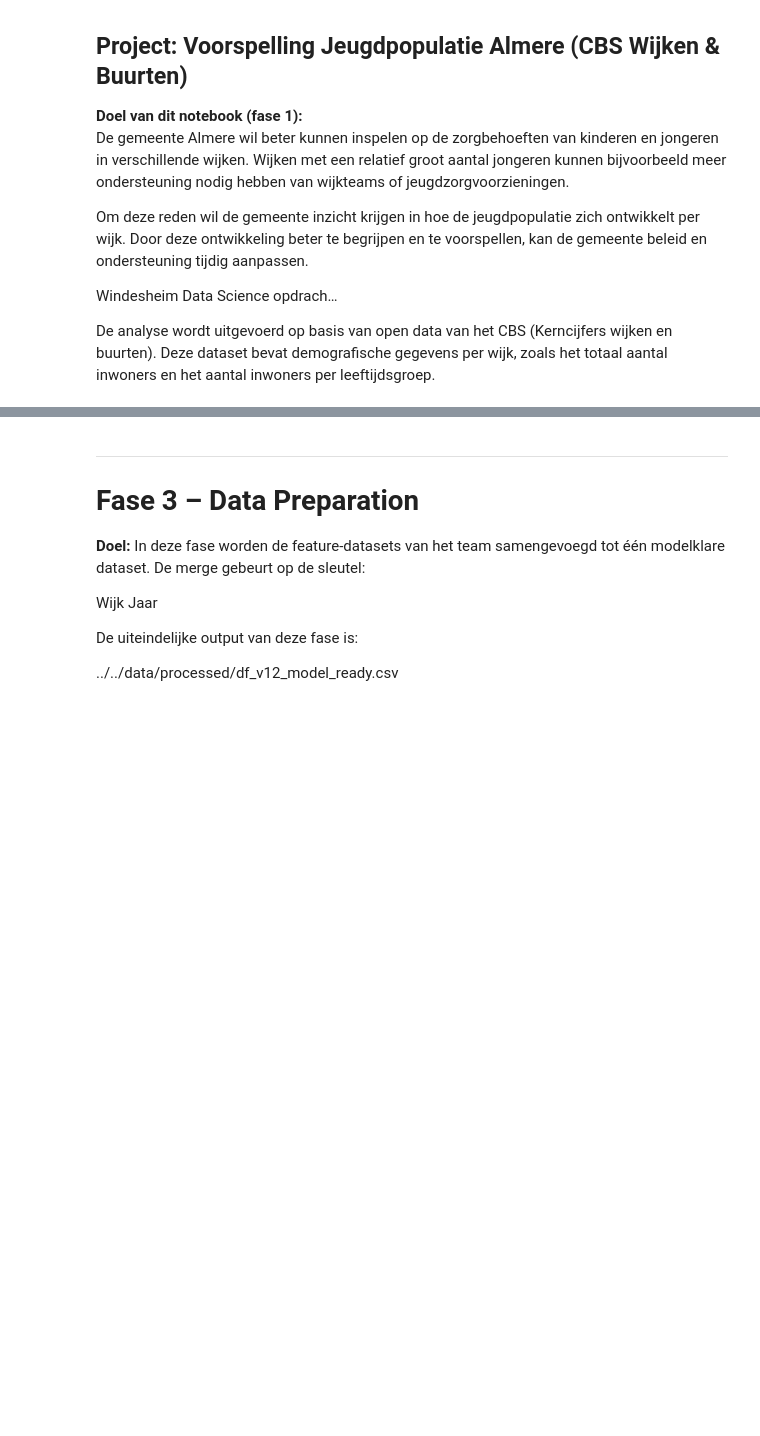
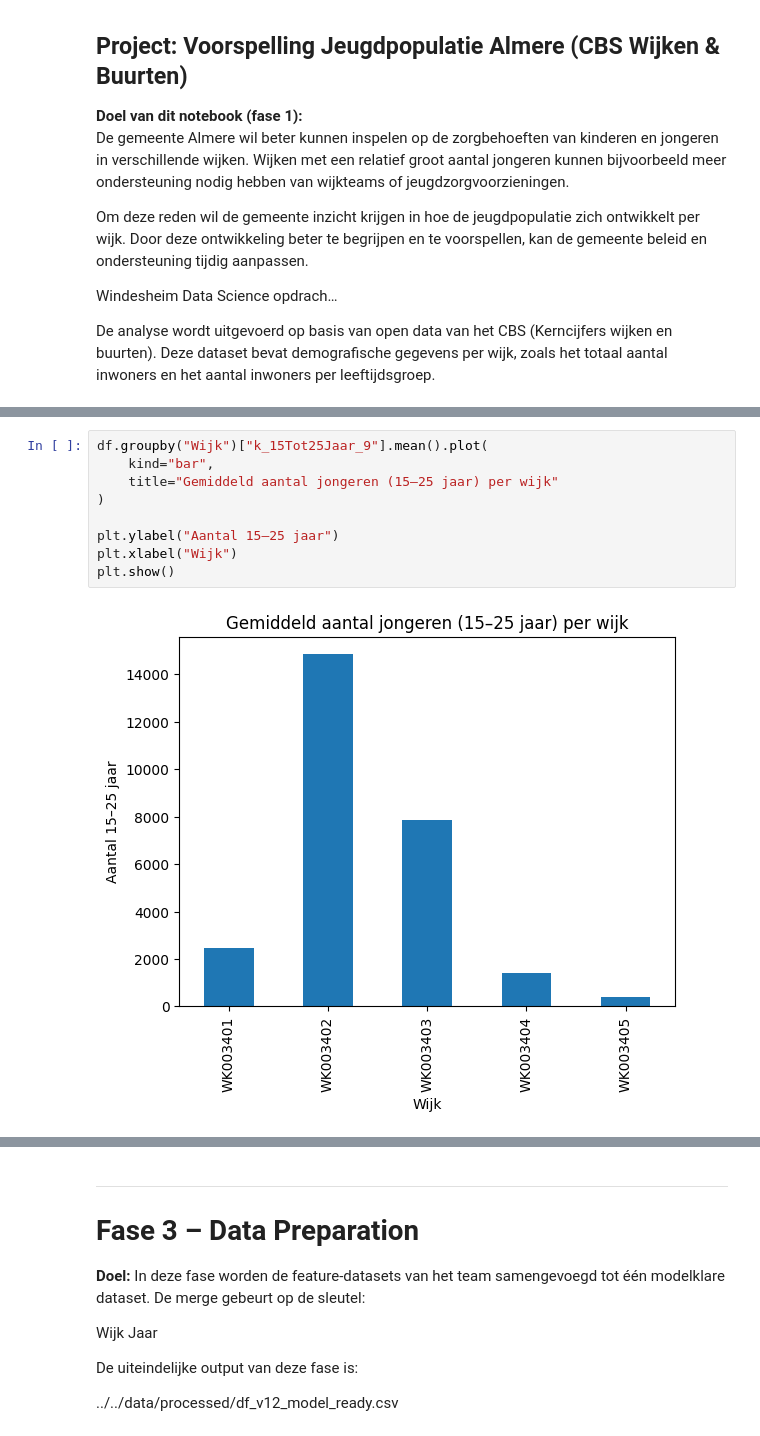
Before and after one commit to Ismael-991/almere-jeugd-voorspelling, a Jupyter notebook: notebooks/individual/Faysal_notebook.ipynb, the cells around one changed output, grey strips where cells are left out. Drawn from its saved outputs; the diff is of its cells as text; blank space fills up the shorter version.

```diff
--- a/notebooks/individual/Faysal_notebook.ipynb
+++ b/notebooks/individual/Faysal_notebook.ipynb
@@ -256,0 +220,11 @@ Een sterke samenhang wijst op een consistente leeftijdsstructuur binnen wijken.
+# %%
+df.groupby("Wijk")["k_15Tot25Jaar_9"].mean().plot(
+    kind="bar",
+    title="Gemiddeld aantal jongeren (15–25 jaar) per wijk"
+)
+
+plt.ylabel("Aantal 15–25 jaar")
+plt.xlabel("Wijk")
+plt.show()
+# %% [output]
+[figure, added]
```
Also changed, not shown: parts of 42 cells of this notebook.
